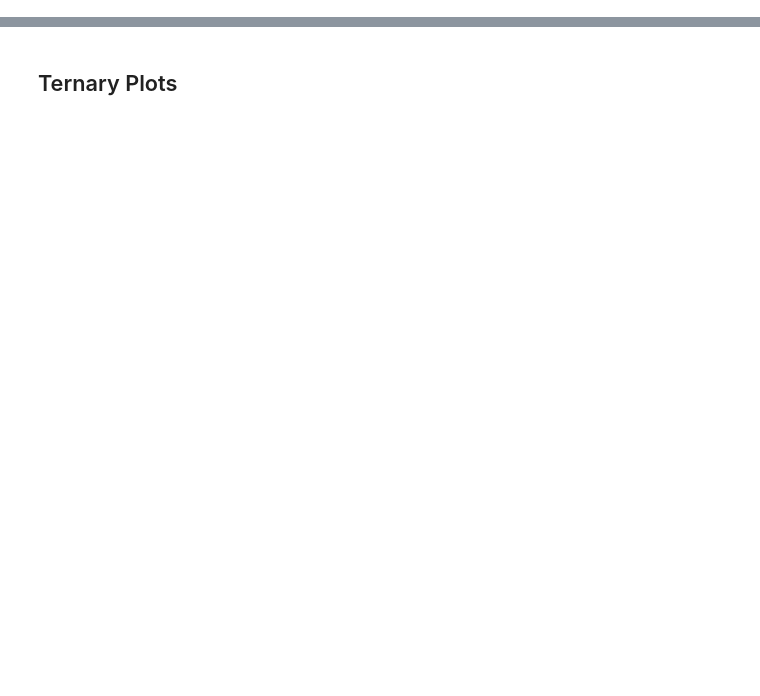
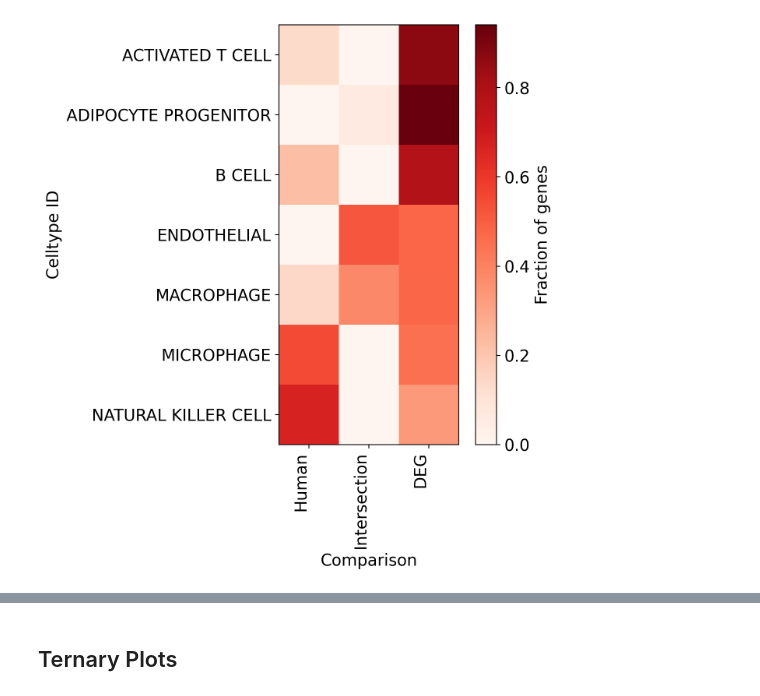
Before and after one commit to sbooeshaghi/llmarkers, a Jupyter notebook: analysis/deg_vs_human/compare_evidence.ipynb, the cells around one changed output, grey strips where cells are left out. Drawn from its saved outputs; the diff is of its cells as text; code cells hidden in the pictures; blank space fills up the shorter version.

```diff
--- a/analysis/deg_vs_human/compare_evidence.ipynb
+++ b/analysis/deg_vs_human/compare_evidence.ipynb
@@ -316,0 +204,21 @@ fig.show()
+# %%
+fig, ax = plt.subplots(figsize=(7, 7))
+
+xlabels = ["Human", "Intersection", "DEG"]
+eye = norm_mtx[np.eye(norm_mtx.shape[0], dtype=bool)]
+
+cax = ax.imshow(eye, cmap="Reds")
+
+ax.set(**{
+    "xticks": np.arange(len(xlabels)),
+    "yticks": np.arange(len(hmnct)),
+    "xticklabels": xlabels,
+    "yticklabels": hmnct,
+    "xlabel": "Comparison",
+    "ylabel": "Celltype ID"
+})
+ax.set_xticklabels(ax.get_xticklabels(), rotation=90, ha='right')
+plt.colorbar(cax, fraction=0.052, pad=0.04, label="Fraction of genes")
+plt.show()
+# %% [output]
+[figure, added]
```
Also changed, not shown: parts of 53 cells of this notebook, 8 other files.
